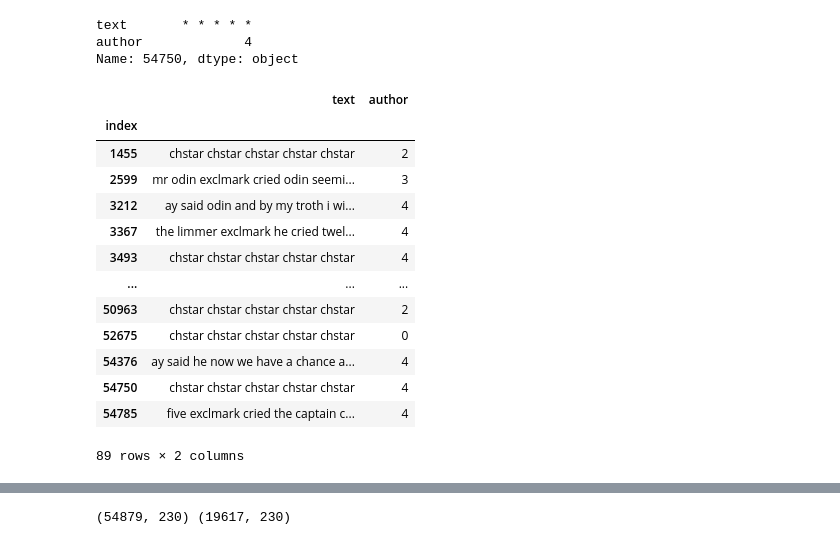
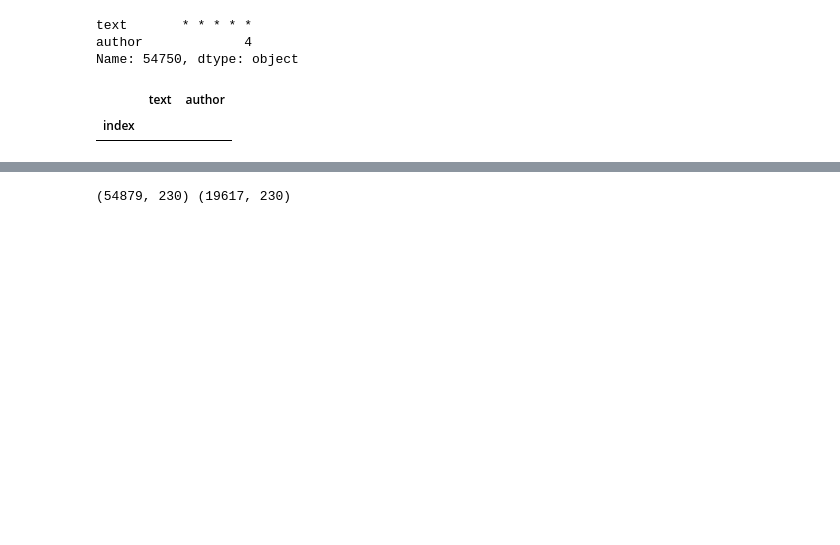
Before and after one commit to cksgnlcjswo/dku_dacon, a Jupyter notebook: 기말대회/attention.ipynb, the cells around one changed output, grey strips where cells are left out. Drawn from its saved outputs; the diff is of its cells as text; code cells hidden in the pictures; blank space fills up the shorter version.

```diff
--- a/기말대회/attention.ipynb
+++ b/기말대회/attention.ipynb
@@ -238,22 +227,10 @@ test['text'] = test['text'].str.replace('\!',' exclmark ')
 test['text'] = test['text'].str.replace('\&',' empent ')
 test['text'] = test['text'].str.replace("\*",' chstar ')
 # %%
-train[train['text'].str.contains("chstar")]
+train[train['text'].str.contains("colons")]
 # %% [output]
 |  | text | author |
 | index |  |  |
-| 1455 | chstar chstar chstar chstar chstar | 2 |
-| 2599 | mr odin exclmark cried odin seemi... | 3 |
-| 3212 | ay said odin and by my troth i wi... | 4 |
-| 3367 | the limmer exclmark he cried twel... | 4 |
-| 3493 | chstar chstar chstar chstar chstar | 4 |
-| ... | ... | ... |
-| 50963 | chstar chstar chstar chstar chstar | 2 |
-| 52675 | chstar chstar chstar chstar chstar | 0 |
-| 54376 | ay said he now we have a chance a... | 4 |
-| 54750 | chstar chstar chstar chstar chstar | 4 |
-| 54785 | five exclmark cried the captain c... | 4 |
-89 rows × 2 columns
 # %%
 cont_dict={"ain't": 'are not',
  "aren't": 'are not',
```
Also changed, not shown: parts of 13 cells of this notebook.
